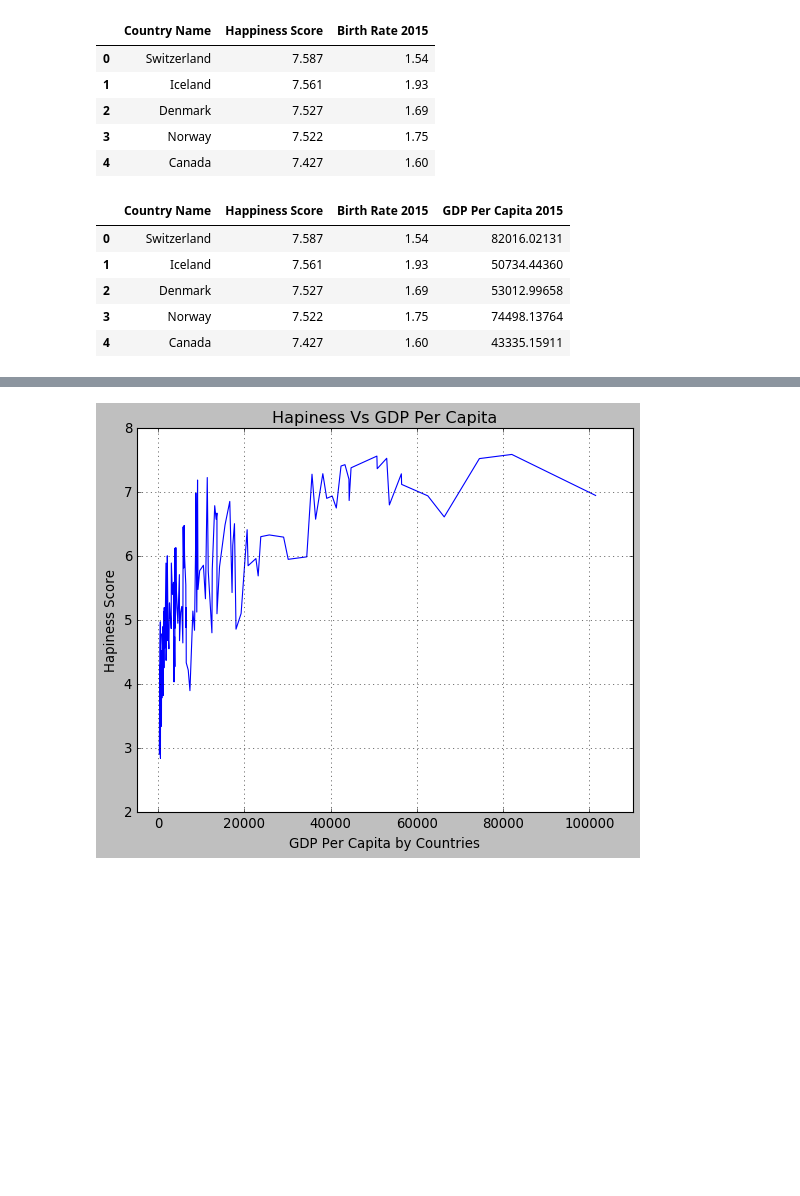
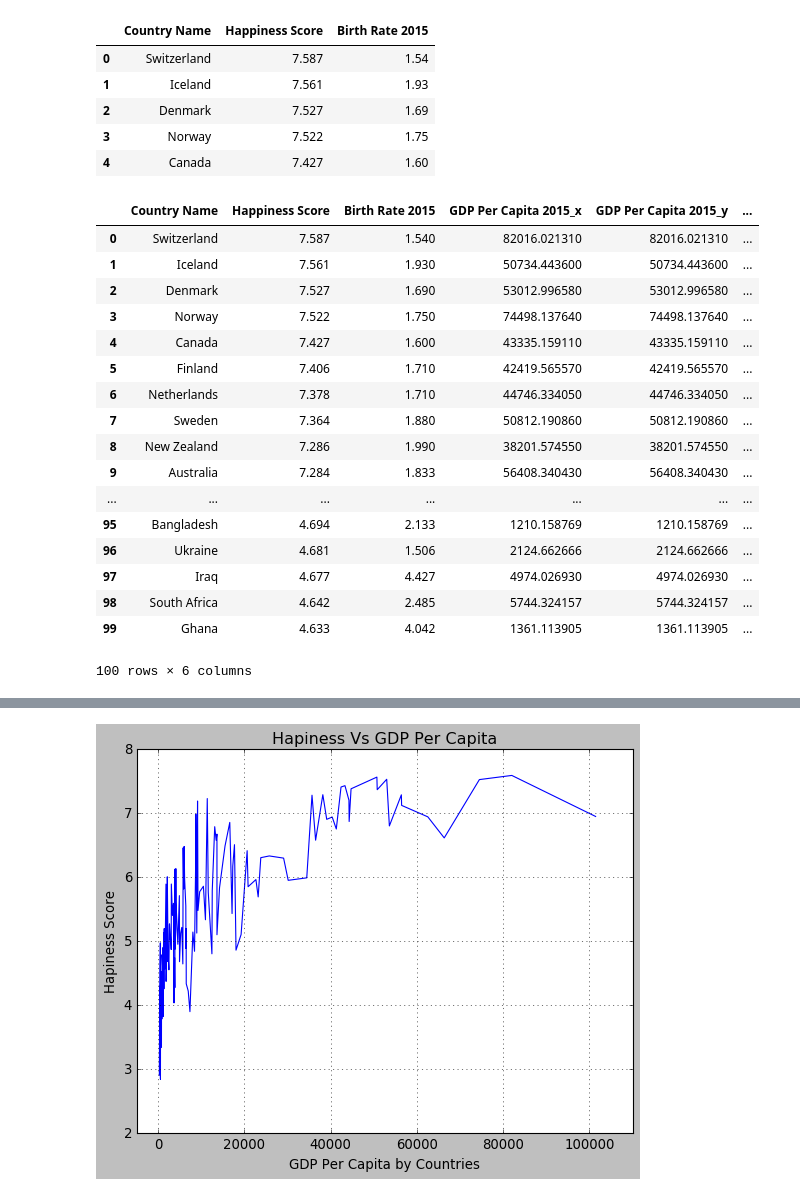
Before and after one commit to sinancengiz/World_Happiness, a Jupyter notebook: main.ipynb, the cells around one changed output, grey strips where cells are left out. Cells and saved outputs as stored; diff of their text form; code cells hidden in the pictures; blank space fills up the shorter version.

```diff
--- a/main.ipynb
+++ b/main.ipynb
@@ -112,14 +112,26 @@ merged_dataframe.head()
 # %%
 #merge dataframe with gdp per capita dataframe
 merged_dataframe = pd.merge(merged_dataframe, gdp_per_capita_df, on="Country Name")
-merged_dataframe.head()
+merged_dataframe.head(100)
 # %% [output]
-|  | Country Name | Happiness Score | Birth Rate 2015 | GDP Per Capita 2015 |
-| 0 | Switzerland | 7.587 | 1.54 | 82016.02131 |
-| 1 | Iceland | 7.561 | 1.93 | 50734.44360 |
-| 2 | Denmark | 7.527 | 1.69 | 53012.99658 |
-| 3 | Norway | 7.522 | 1.75 | 74498.13764 |
-| 4 | Canada | 7.427 | 1.60 | 43335.15911 |
+|  | Country Name | Happiness Score | Birth Rate 2015 | GDP Per Capita 2015_x | GDP Per Capita 2015_y | ... |
+| 0 | Switzerland | 7.587 | 1.540 | 82016.021310 | 82016.021310 | ... |
+| 1 | Iceland | 7.561 | 1.930 | 50734.443600 | 50734.443600 | ... |
+| 2 | Denmark | 7.527 | 1.690 | 53012.996580 | 53012.996580 | ... |
+| 3 | Norway | 7.522 | 1.750 | 74498.137640 | 74498.137640 | ... |
+| 4 | Canada | 7.427 | 1.600 | 43335.159110 | 43335.159110 | ... |
+| 5 | Finland | 7.406 | 1.710 | 42419.565570 | 42419.565570 | ... |
+| 6 | Netherlands | 7.378 | 1.710 | 44746.334050 | 44746.334050 | ... |
+| 7 | Sweden | 7.364 | 1.880 | 50812.190860 | 50812.190860 | ... |
+| 8 | New Zealand | 7.286 | 1.990 | 38201.574550 | 38201.574550 | ... |
+| 9 | Australia | 7.284 | 1.833 | 56408.340430 | 56408.340430 | ... |
+| ... | ... | ... | ... | ... | ... | ... |
+| 95 | Bangladesh | 4.694 | 2.133 | 1210.158769 | 1210.158769 | ... |
+| 96 | Ukraine | 4.681 | 1.506 | 2124.662666 | 2124.662666 | ... |
+| 97 | Iraq | 4.677 | 4.427 | 4974.026930 | 4974.026930 | ... |
+| 98 | South Africa | 4.642 | 2.485 | 5744.324157 | 5744.324157 | ... |
+| 99 | Ghana | 4.633 | 4.042 | 1361.113905 | 1361.113905 | ... |
+100 rows × 6 columns
 # %%
 #set the values to numeric
 pd.to_numeric(merged_dataframe["GDP Per Capita 2015"], errors='coerce')
```
Also changed, not shown: parts of 1 cell of this notebook, 1 other file.
